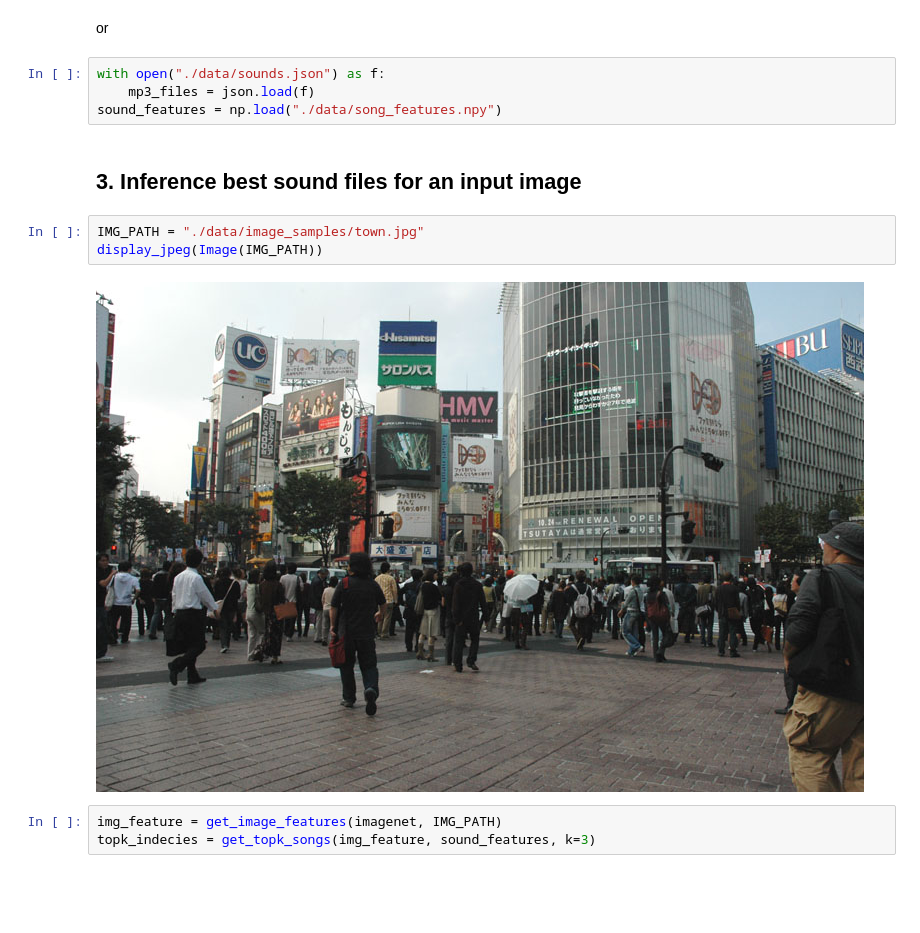
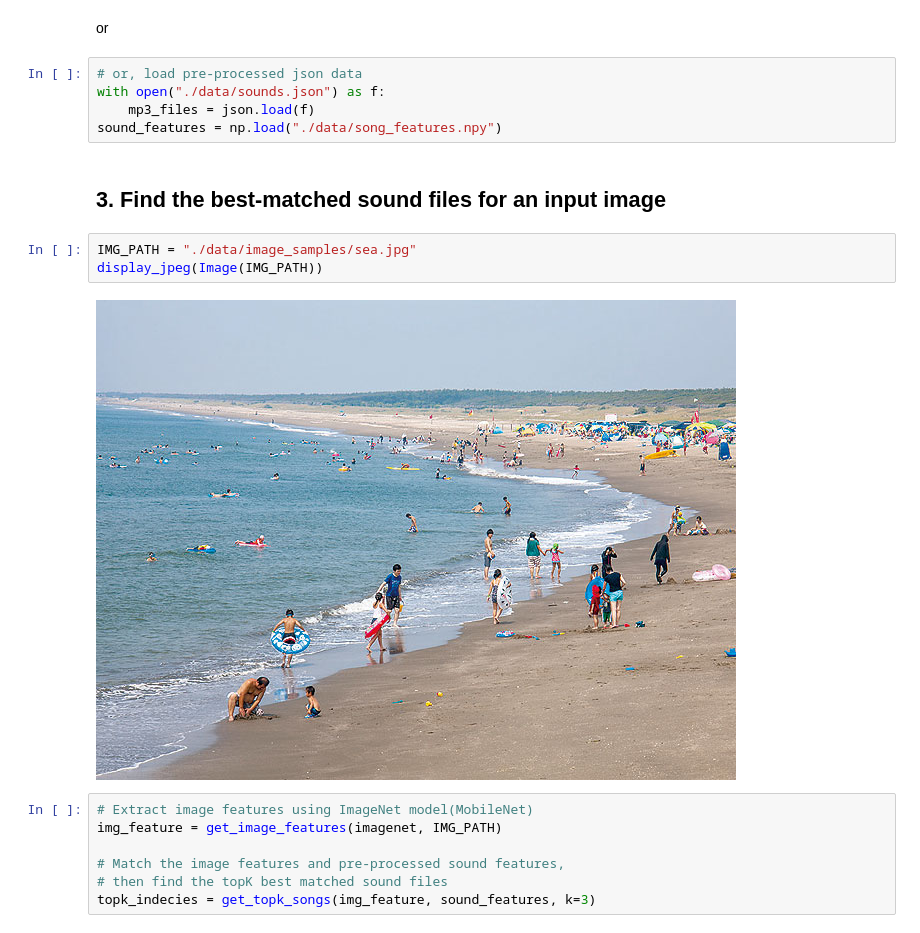
Before and after one commit to Kajiyu/ImaginarySoundscapeDemo, a Jupyter notebook: playground.ipynb, the cells around one changed output. Saved outputs shown, nothing was run; the diff lists cells and outputs as text; blank space fills up the shorter version.

```diff
--- a/playground.ipynb
+++ b/playground.ipynb
@@ -129,17 +129,22 @@ Sound npy shape: (268, 1000)
 # %% [markdown]
 or
 # %%
+# or, load pre-processed json data
 with open("./data/sounds.json") as f:
     mp3_files = json.load(f)
 sound_features = np.load("./data/song_features.npy")
 # %% [markdown]
-## 3. Inference best sound files for an input image
+## 3. Find the best-matched sound files for an input image
 # %%
-IMG_PATH = "./data/image_samples/town.jpg"
+IMG_PATH = "./data/image_samples/sea.jpg"
 display_jpeg(Image(IMG_PATH))
 # %% [output]
-[figure, old version]
+[figure, new version]
-# %%
-img_feature = get_image_features(imagenet, IMG_PATH)
-topk_indecies = get_topk_songs(img_feature, sound_features, k=3)
+# %%
+# Extract image features using ImageNet model(MobileNet)
+img_feature = get_image_features(imagenet, IMG_PATH)
+
+# Match the image features and pre-processed sound features,
+# then find the topK best matched sound files
+topk_indecies = get_topk_songs(img_feature, sound_features, k=3)
 # %%
```
Also changed, not shown: parts of 11 cells of this notebook.
